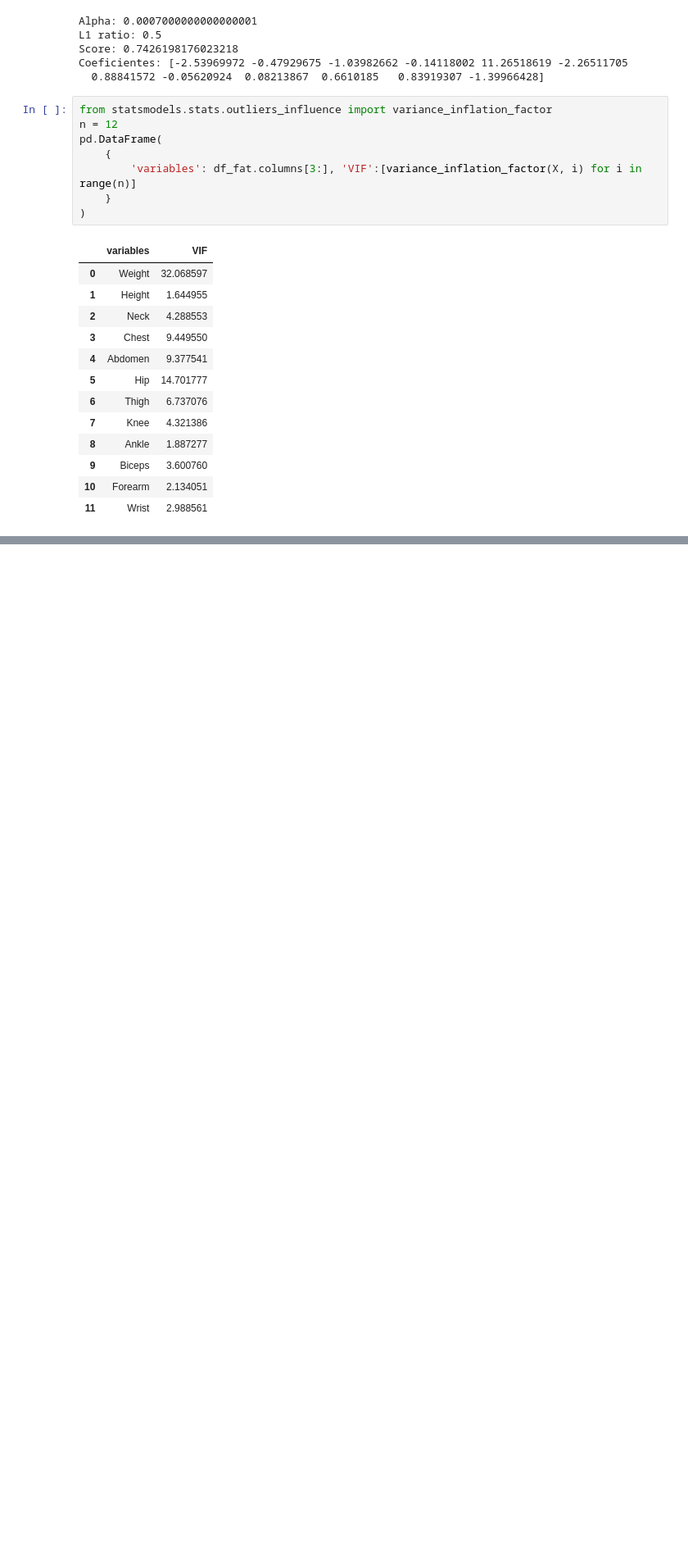
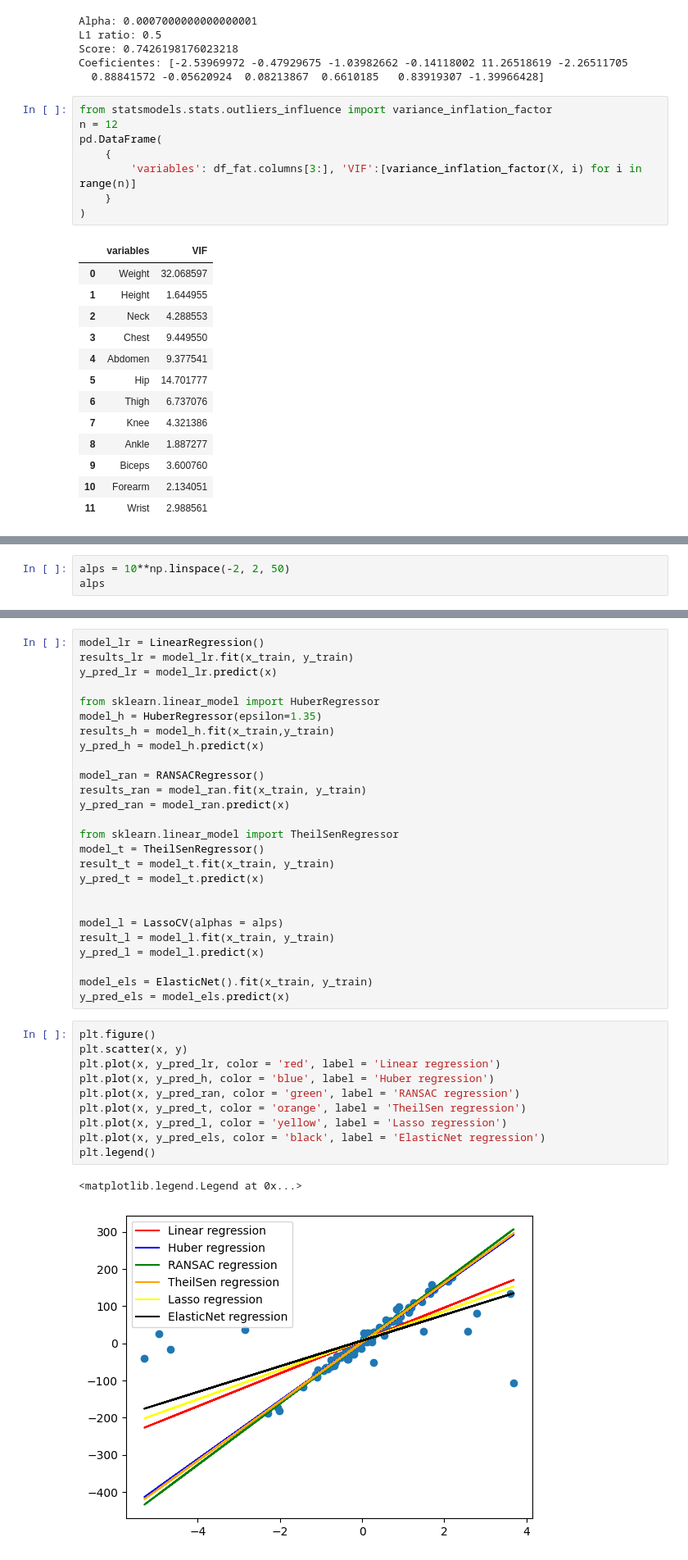
Before and after one commit to JoakoIA/Universidad, a Jupyter notebook: Python/Estadistica Multivariada/clase_10.ipynb, the cells around one changed output, grey strips where cells are left out. Shown at 82% size. Saved outputs shown, nothing was run; the diff lists cells and outputs as text; blank space fills up the shorter version.

```diff
--- a/Python/Estadistica Multivariada/clase_10.ipynb
+++ b/Python/Estadistica Multivariada/clase_10.ipynb
@@ -199,0 +216,3 @@ pd.DataFrame(
+# %%
+alps = 10**np.linspace(-2, 2, 50)
+alps
@@ -199,0 +365,39 @@ pd.DataFrame(
+# %%
+model_lr = LinearRegression()
+results_lr = model_lr.fit(x_train, y_train)
+y_pred_lr = model_lr.predict(x)
+
+from sklearn.linear_model import HuberRegressor
+model_h = HuberRegressor(epsilon=1.35)
+results_h = model_h.fit(x_train,y_train)
+y_pred_h = model_h.predict(x)
+
+model_ran = RANSACRegressor()
+results_ran = model_ran.fit(x_train, y_train)
+y_pred_ran = model_ran.predict(x)
+
+from sklearn.linear_model import TheilSenRegressor
+model_t = TheilSenRegressor()
+result_t = model_t.fit(x_train, y_train)
+y_pred_t = model_t.predict(x)
+
+
+model_l = LassoCV(alphas = alps)
+result_l = model_l.fit(x_train, y_train)
+y_pred_l = model_l.predict(x)
+
+model_els = ElasticNet().fit(x_train, y_train)
+y_pred_els = model_els.predict(x)
+# %%
+plt.figure()
+plt.scatter(x, y)
+plt.plot(x, y_pred_lr, color = 'red', label = 'Linear regression')
+plt.plot(x, y_pred_h, color = 'blue', label = 'Huber regression')
+plt.plot(x, y_pred_ran, color = 'green', label = 'RANSAC regression')
+plt.plot(x, y_pred_t, color = 'orange', label = 'TheilSen regression')
+plt.plot(x, y_pred_l, color = 'yellow', label = 'Lasso regression')
+plt.plot(x, y_pred_els, color = 'black', label = 'ElasticNet regression')
+plt.legend()
+# %% [output]
+<matplotlib.legend.Legend at 0x...>
+[figure, added]
```
Also changed, not shown: parts of 15 cells of this notebook.
